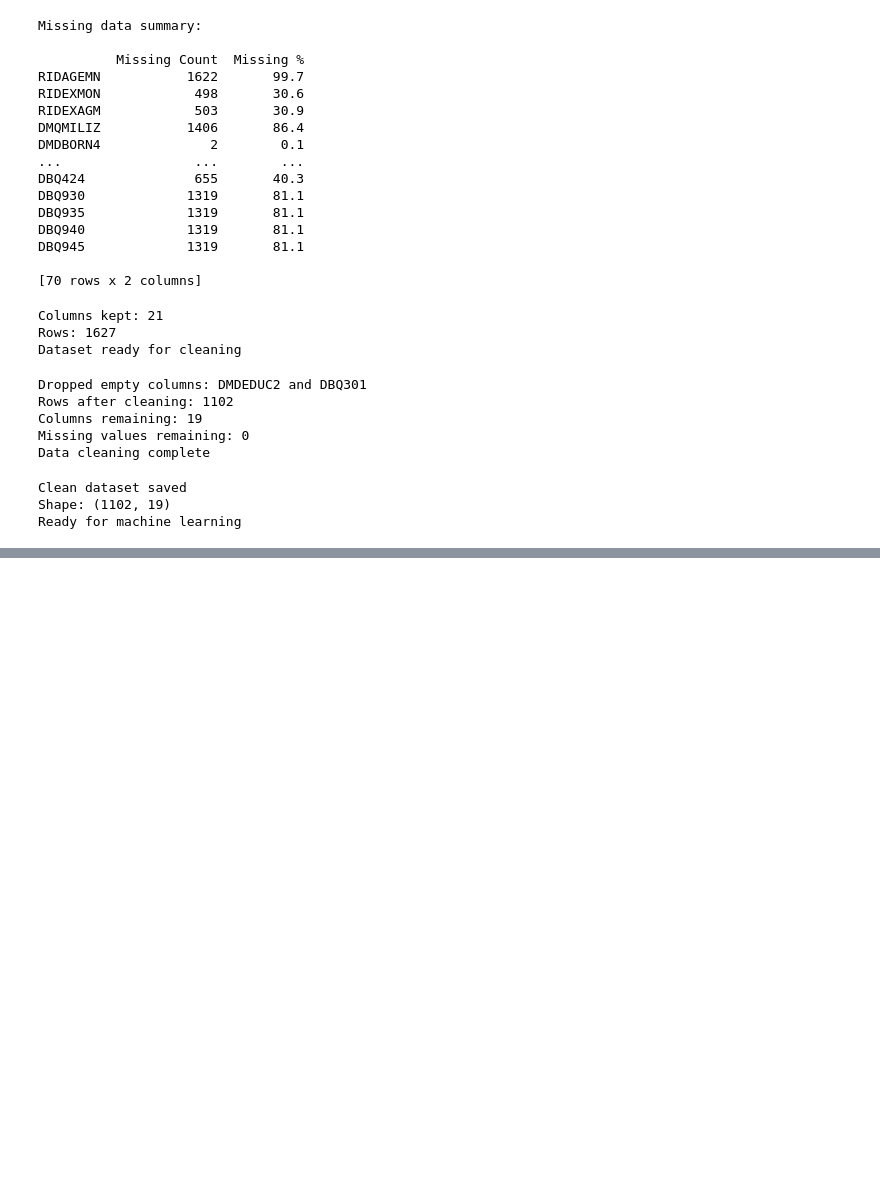
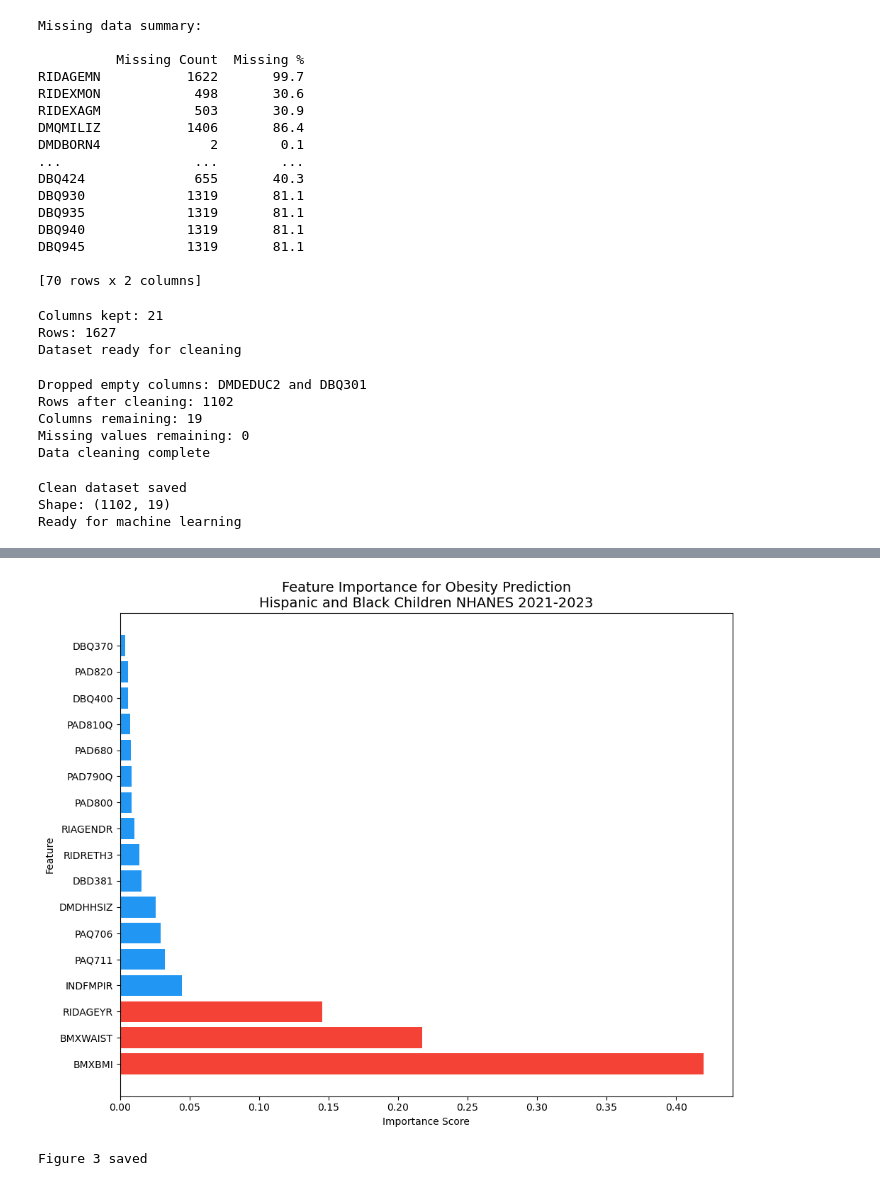
Before and after one commit to TatiBen/pediatric-obesity-ml, a Jupyter notebook: pediatric_research.ipynb, the cells around one changed output, grey strips where cells are left out. Drawn from its saved outputs; the diff is of its cells as text; code cells hidden in the pictures; blank space fills up the shorter version.

Commit message:
Session 4 - ML model built, 88.2% accuracy, feature importance done

```diff
--- a/pediatric_research.ipynb
+++ b/pediatric_research.ipynb
@@ -250,0 +279,18 @@ Ready for machine learning
+# %%
+print("Training Random Forest model...")
+print("")
+rf_model=RandomForestClassifier(
+    n_estimators=100,
+    random_state=42,
+    max_depth=10,
+    min_samples_split=5
+)
+rf_model.fit(X_train,y_train)
+y_pred=rf_model.predict(X_test)
+accuracy=accuracy_score(y_test,y_pred)
+print("Model accuracy:", round(accuracy*100,1), "%")
+print("")
+print("Detailed results:")
+print(classification_report(y_test,y_pred,
+      target_names=["Underweight","Normal","Overweight","Obese"],
+      zero_division=0))
@@ -250,0 +313,9 @@ Ready for machine learning
+# %%
+importance=pd.DataFrame({
+    "Feature":X.columns,
+    "Importance":rf_model.feature_importances_
+})
+importance=importance.sort_values("Importance",ascending=False)
+print("Top factors predicting obesity:")
+print("")
+print(importance.to_string(index=False))
@@ -250,0 +343,19 @@ Ready for machine learning
+# %%
+plt.figure(figsize=(10,8))
+colors=["#F44336" if i < 3
+        else "#2196F3"
+        for i in range (len(importance))]
+plt.barh(importance["Feature"],
+         importance["Importance"],
+         color=colors)
+plt.title("Feature Importance for Obesity Prediction\nHispanic and Black Children NHANES 2021-2023",
+          fontsize=14)
+plt.xlabel("Importance Score")
+plt.ylabel("Feature")
+plt.tight_layout()
+plt.savefig("figure3_feature_importance.png")
+plt.show()
+print("Figure 3 saved")
+# %% [output]
+[figure, added]
+Figure 3 saved
```
Also changed, not shown: parts of 4 cells of this notebook, 1 other file.
